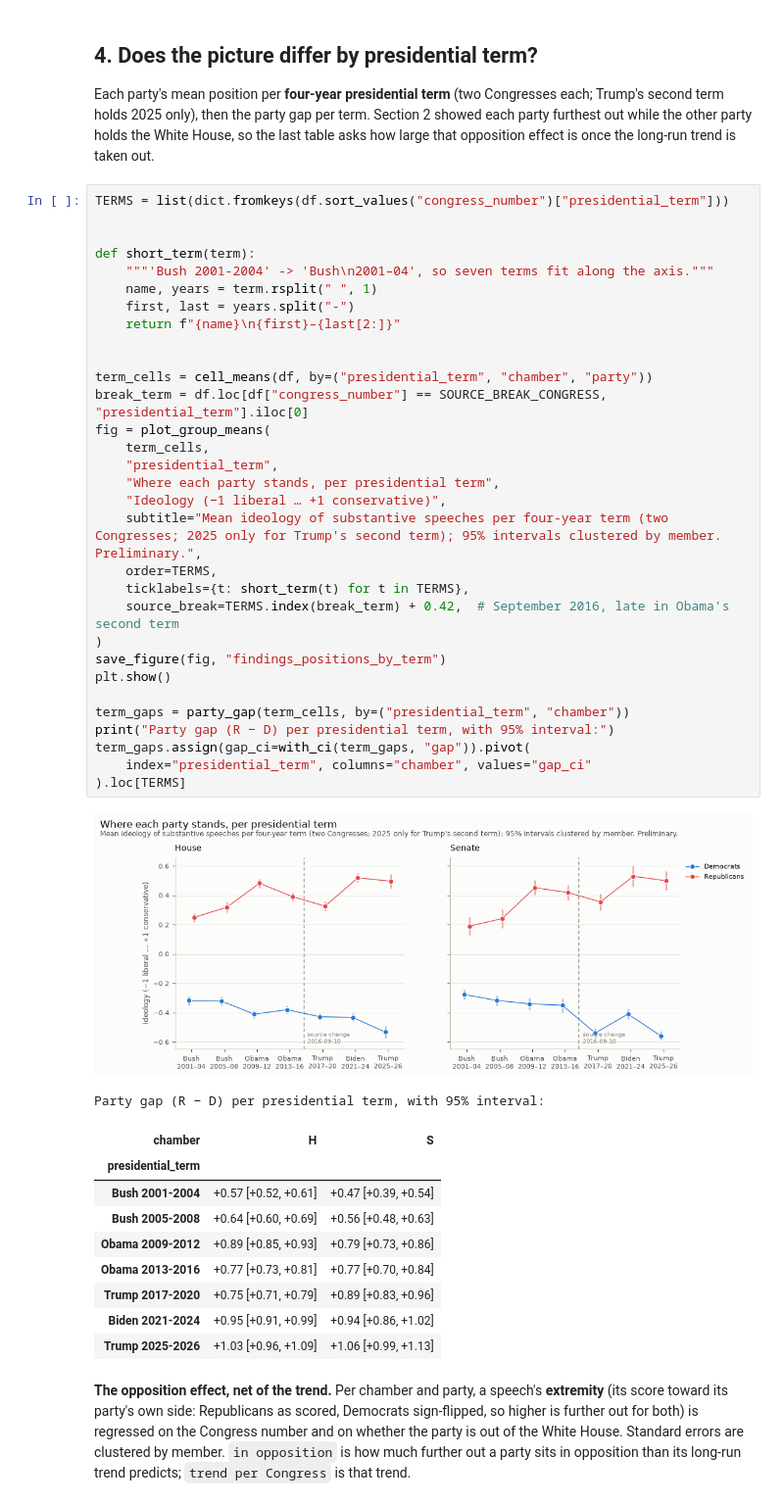
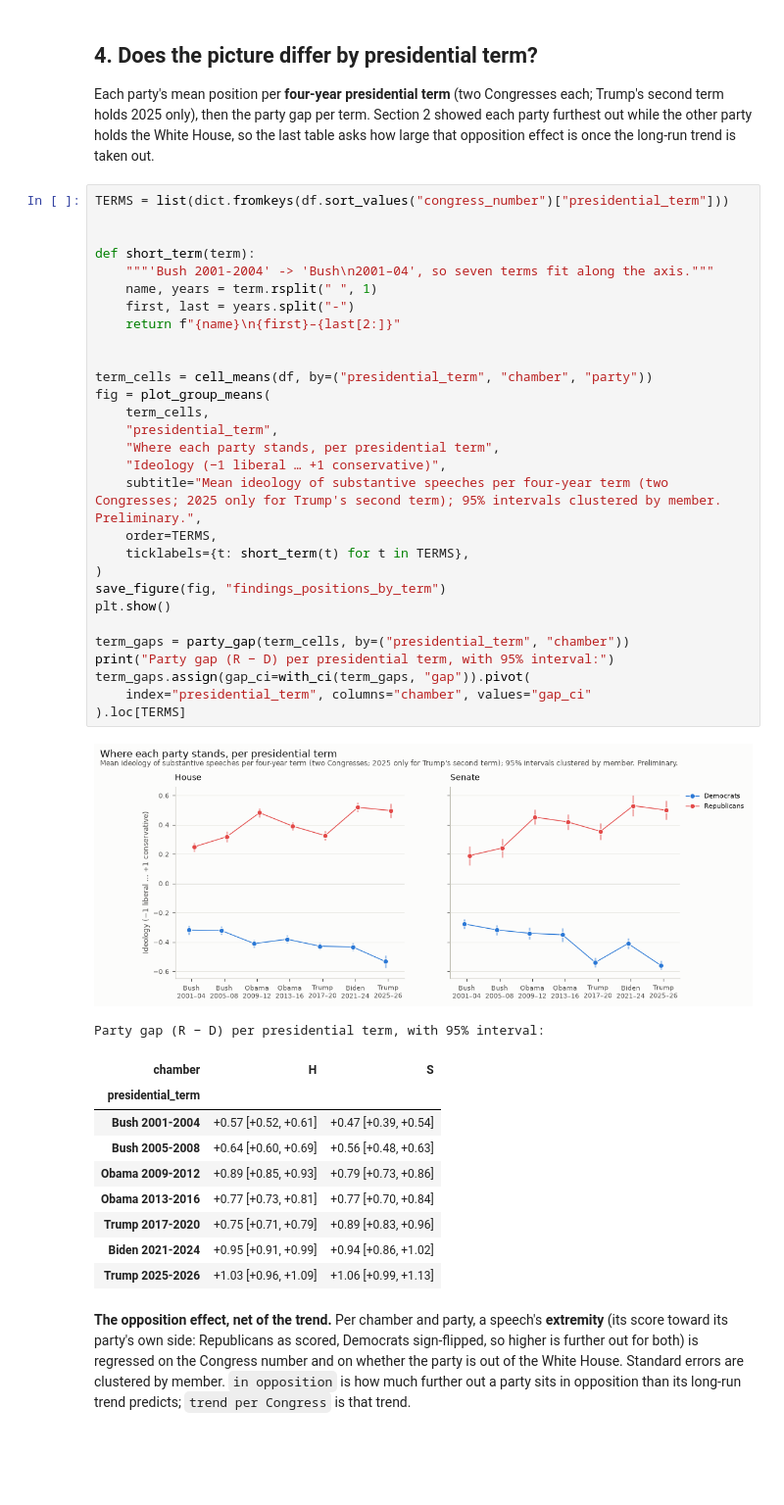
Before and after one commit to nason31/work_thesis_2026, a Jupyter notebook: code/notebooks/07_team_findings.ipynb, the cells around one changed output. Shown at 98% size. Drawn from its saved outputs; the diff is of its cells as text; blank space fills up the shorter version.

```diff
--- a/code/notebooks/07_team_findings.ipynb
+++ b/code/notebooks/07_team_findings.ipynb
@@ -410,36 +410,34 @@ large that opposition effect is once the long-run trend is taken out.
 # %%
 TERMS = list(dict.fromkeys(df.sort_values("congress_number")["presidential_term"]))
 
 
 def short_term(term):
     """'Bush 2001-2004' -> 'Bush\n2001–04', so seven terms fit along the axis."""
     name, years = term.rsplit(" ", 1)
     first, last = years.split("-")
     return f"{name}\n{first}–{last[2:]}"
 
 
 term_cells = cell_means(df, by=("presidential_term", "chamber", "party"))
-break_term = df.loc[df["congress_number"] == SOURCE_BREAK_CONGRESS, "presidential_term"].iloc[0]
 fig = plot_group_means(
     term_cells,
     "presidential_term",
     "Where each party stands, per presidential term",
     "Ideology (−1 liberal … +1 conservative)",
     subtitle="Mean ideology of substantive speeches per four-year term (two Congresses; 2025 only for Trump's second term); 95% intervals clustered by member. Preliminary.",
     order=TERMS,
     ticklabels={t: short_term(t) for t in TERMS},
-    source_break=TERMS.index(break_term) + 0.42,  # September 2016, late in Obama's second term
 )
 save_figure(fig, "findings_positions_by_term")
 plt.show()
 
 term_gaps = party_gap(term_cells, by=("presidential_term", "chamber"))
 print("Party gap (R − D) per presidential term, with 95% interval:")
 term_gaps.assign(gap_ci=with_ci(term_gaps, "gap")).pivot(
     index="presidential_term", columns="chamber", values="gap_ci"
 ).loc[TERMS]
 # %% [output]
-[figure, old version]
+[figure, new version]
 Party gap (R − D) per presidential term, with 95% interval:
 | chamber | H | S |
 | presidential_term |  |  |
```
Also changed, not shown: parts of 8 cells of this notebook, 38 other files.
